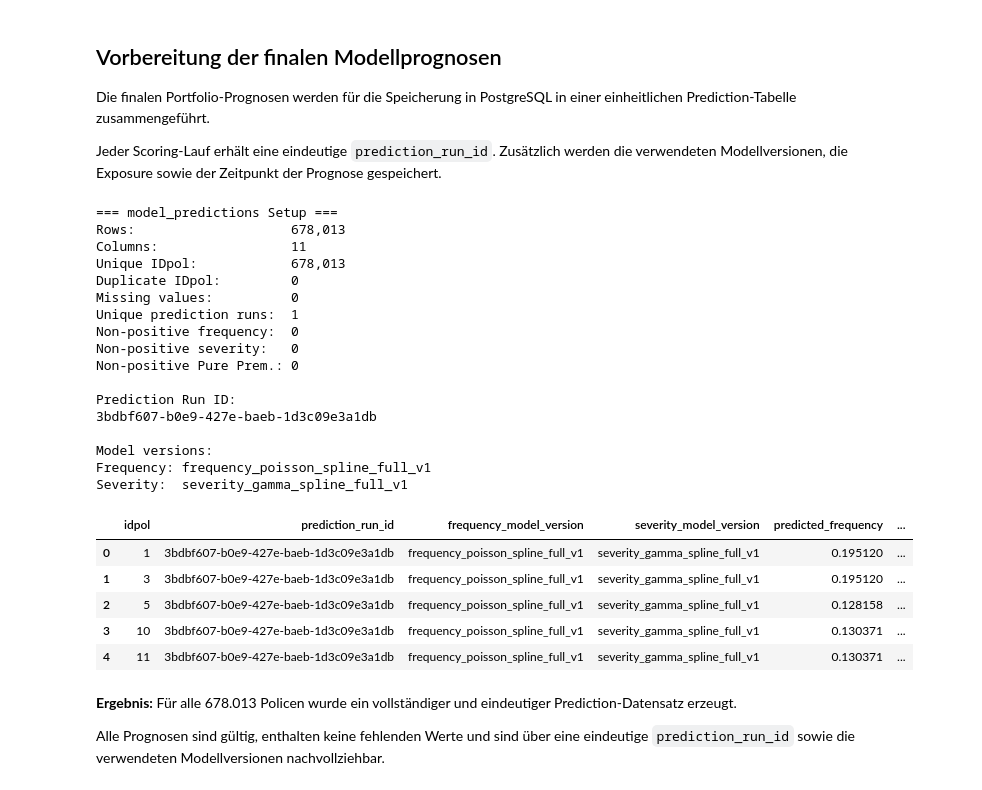
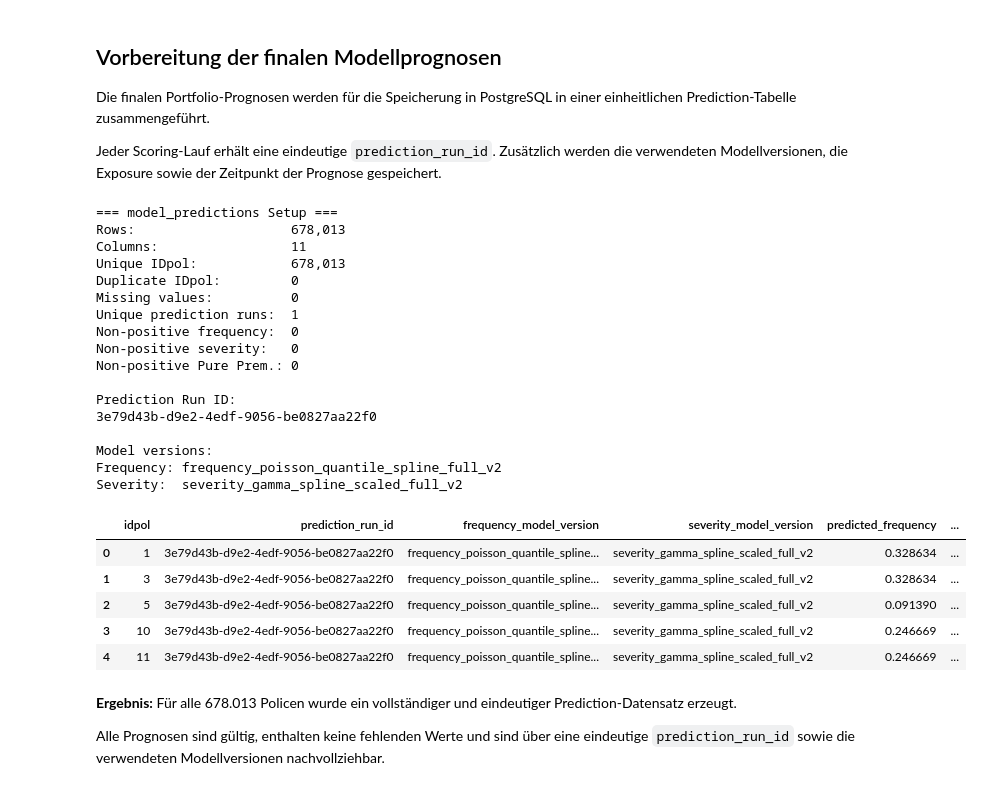
Before and after one commit to Mst-KrgZ/kfz-insurance-risk-platform, a Jupyter notebook: notebooks/06_model_comparison.ipynb, the cells around one changed output. Drawn from its saved outputs; the diff is of its cells as text; code cells hidden in the pictures.

Commit message:
Finalize post-audit model validation and v2 models

```diff
--- a/notebooks/06_model_comparison.ipynb
+++ b/notebooks/06_model_comparison.ipynb
@@ -39,13 +39,13 @@ SPLIT_PATH = (
 FREQUENCY_MODEL_PATH = (
     PROJECT_ROOT
     / "models"
-    / "frequency_poisson_spline_holdout_v1.joblib"
+    / "frequency_poisson_quantile_spline_holdout_v2.joblib"
 )
 
 SEVERITY_MODEL_PATH = (
     PROJECT_ROOT
     / "models"
-    / "severity_gamma_spline_holdout_v1.joblib"
+    / "severity_gamma_spline_scaled_holdout_v2.joblib"
 )
 
 
@@ -1257,8 +1577,8 @@ from uuid import uuid4
 prediction_run_id = str(uuid4())
 scored_at = datetime.now(timezone.utc)
 
-frequency_model_version = "frequency_poisson_spline_full_v1"
-severity_model_version = "severity_gamma_spline_full_v1"
+frequency_model_version = "frequency_poisson_quantile_spline_full_v2"
+severity_model_version = "severity_gamma_spline_scaled_full_v2"
 
 
 model_predictions = pd.DataFrame({
@@ -1327,41 +1647,41 @@ print(
 
 print(
     f"Non-positive Pure Prem.: "
     f"{(model_predictions['predicted_pure_premium'] <= 0).sum():,}"
 )
 
 print("\nPrediction Run ID:")
 print(prediction_run_id)
 
 print("\nModel versions:")
 print(f"Frequency: {frequency_model_version}")
 print(f"Severity:  {severity_model_version}")
 
 display(model_predictions.head())
 # %% [output]
 === model_predictions Setup ===
 Rows:                    678,013
 Columns:                 11
 Unique IDpol:            678,013
 Duplicate IDpol:         0
 Missing values:          0
 Unique prediction runs:  1
 Non-positive frequency:  0
 Non-positive severity:   0
 Non-positive Pure Prem.: 0
 
 Prediction Run ID:
-3bdbf607-b0e9-427e-baeb-1d3c09e3a1db
+3e79d43b-d9e2-4edf-9056-be0827aa22f0
 
 Model versions:
-Frequency: frequency_poisson_spline_full_v1
-Severity:  severity_gamma_spline_full_v1
+Frequency: frequency_poisson_quantile_spline_full_v2
+Severity:  severity_gamma_spline_scaled_full_v2
 |  | idpol | prediction_run_id | frequency_model_version | severity_model_version | predicted_frequency | ... |
-| 0 | 1 | 3bdbf607-b0e9-427e-baeb-1d3c09e3a1db | frequency_poisson_spline_full_v1 | severity_gamma_spline_full_v1 | 0.195120 | ... |
-| 1 | 3 | 3bdbf607-b0e9-427e-baeb-1d3c09e3a1db | frequency_poisson_spline_full_v1 | severity_gamma_spline_full_v1 | 0.195120 | ... |
-| 2 | 5 | 3bdbf607-b0e9-427e-baeb-1d3c09e3a1db | frequency_poisson_spline_full_v1 | severity_gamma_spline_full_v1 | 0.128158 | ... |
-| 3 | 10 | 3bdbf607-b0e9-427e-baeb-1d3c09e3a1db | frequency_poisson_spline_full_v1 | severity_gamma_spline_full_v1 | 0.130371 | ... |
-| 4 | 11 | 3bdbf607-b0e9-427e-baeb-1d3c09e3a1db | frequency_poisson_spline_full_v1 | severity_gamma_spline_full_v1 | 0.130371 | ... |
+| 0 | 1 | 3e79d43b-d9e2-4edf-9056-be0827aa22f0 | frequency_poisson_quantile_spline... | severity_gamma_spline_scaled_full_v2 | 0.328634 | ... |
+| 1 | 3 | 3e79d43b-d9e2-4edf-9056-be0827aa22f0 | frequency_poisson_quantile_spline... | severity_gamma_spline_scaled_full_v2 | 0.328634 | ... |
+| 2 | 5 | 3e79d43b-d9e2-4edf-9056-be0827aa22f0 | frequency_poisson_quantile_spline... | severity_gamma_spline_scaled_full_v2 | 0.091390 | ... |
+| 3 | 10 | 3e79d43b-d9e2-4edf-9056-be0827aa22f0 | frequency_poisson_quantile_spline... | severity_gamma_spline_scaled_full_v2 | 0.246669 | ... |
+| 4 | 11 | 3e79d43b-d9e2-4edf-9056-be0827aa22f0 | frequency_poisson_quantile_spline... | severity_gamma_spline_scaled_full_v2 | 0.246669 | ... |
 # %% [markdown]
 **Ergebnis:** Für alle 678.013 Policen wurde ein vollständiger und
 eindeutiger Prediction-Datensatz erzeugt.
```
Also changed, not shown: parts of 17 cells of this notebook, 8 other files.
